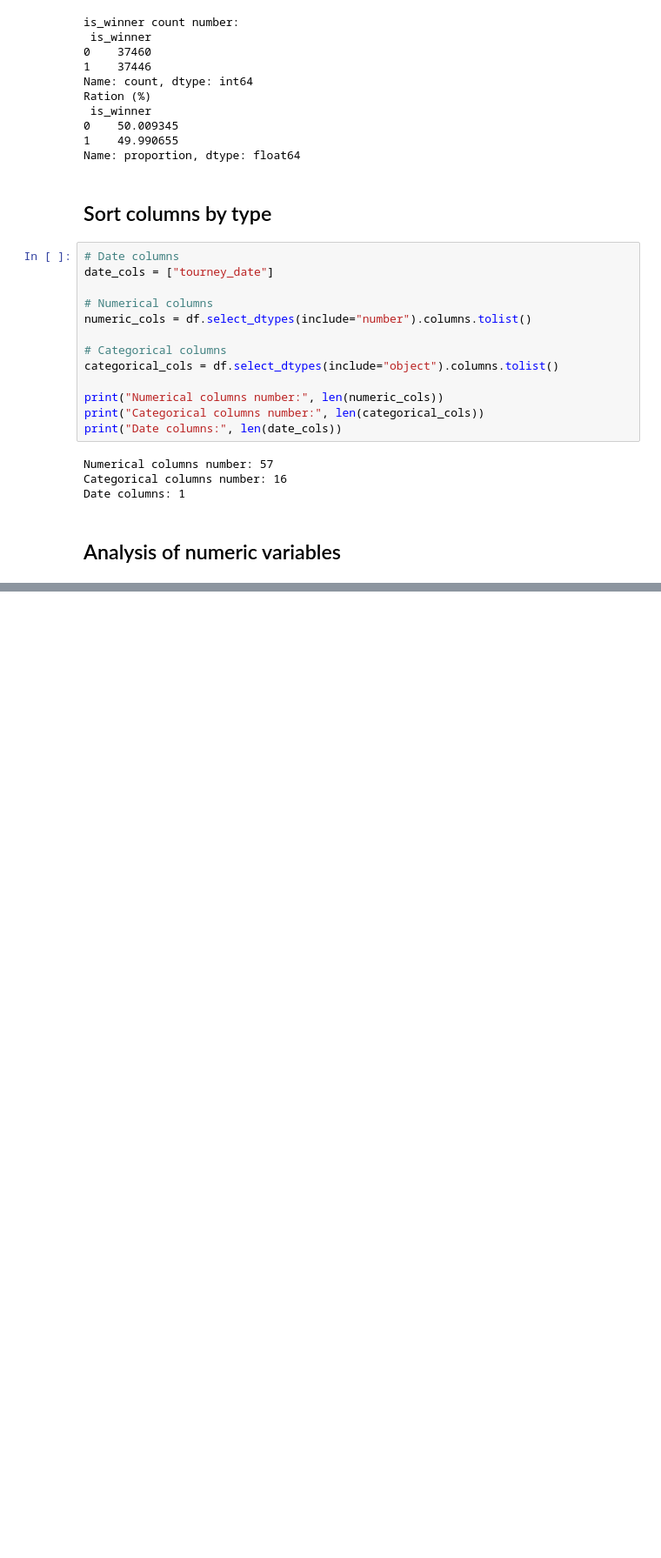
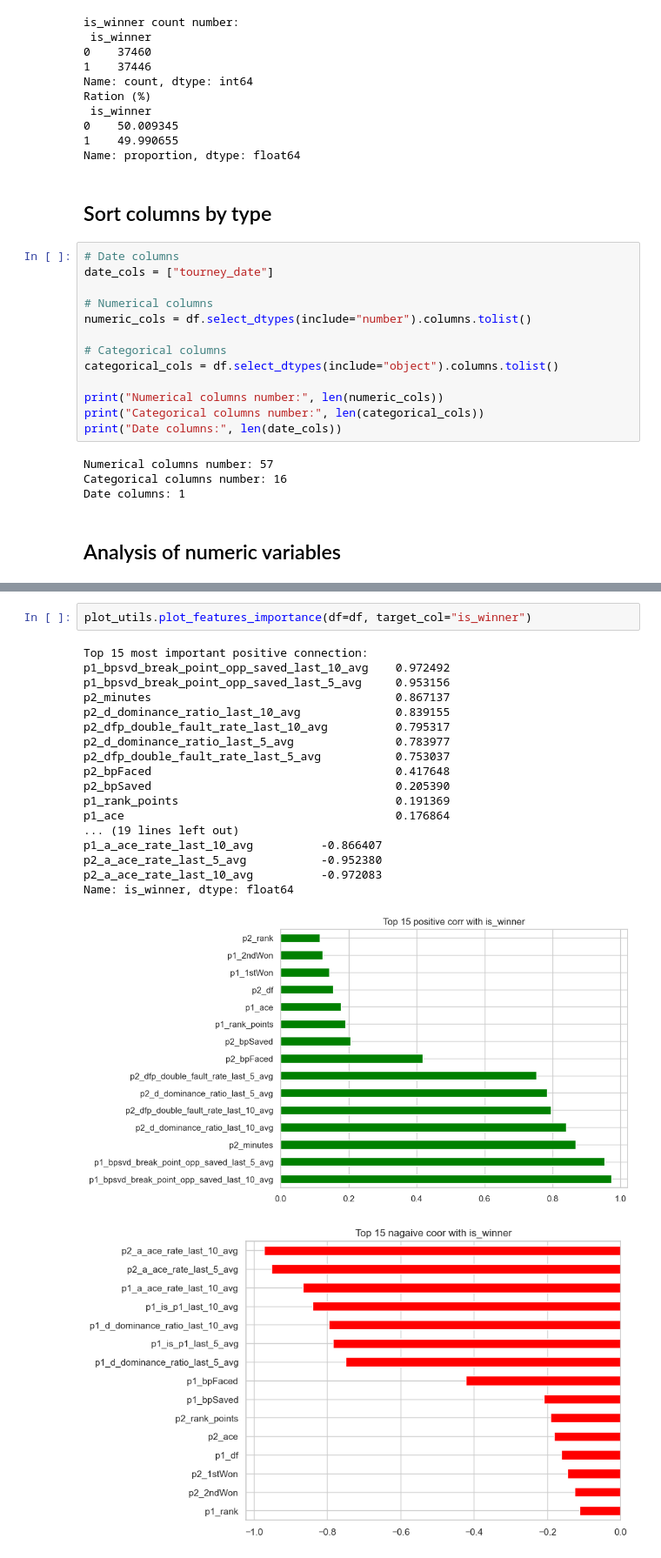
Before and after one commit to DanielSzakacs/PR2_DE_Tennis_Players, a Jupyter notebook: notebooks/03_EDA.ipynb, the cells around one changed output, grey strips where cells are left out. Shown at 87% size. Cells and saved outputs as stored; diff of their text form; blank space fills up the shorter version.

```diff
--- a/notebooks/03_EDA.ipynb
+++ b/notebooks/03_EDA.ipynb
@@ -240,0 +218,22 @@ is_winner
+# %%
+plot_utils.plot_features_importance(df=df, target_col="is_winner")
+# %% [output]
+Top 15 most important positive connection:
+p1_bpsvd_break_point_opp_saved_last_10_avg    0.972492
+p1_bpsvd_break_point_opp_saved_last_5_avg     0.953156
+p2_minutes                                    0.867137
+p2_d_dominance_ratio_last_10_avg              0.839155
+p2_dfp_double_fault_rate_last_10_avg          0.795317
+p2_d_dominance_ratio_last_5_avg               0.783977
+p2_dfp_double_fault_rate_last_5_avg           0.753037
+p2_bpFaced                                    0.417648
+p2_bpSaved                                    0.205390
+p1_rank_points                                0.191369
+p1_ace                                        0.176864
+... (19 lines left out)
+p1_a_ace_rate_last_10_avg          -0.866407
+p2_a_ace_rate_last_5_avg           -0.952380
+p2_a_ace_rate_last_10_avg          -0.972083
+Name: is_winner, dtype: float64
+[figure, added]
+[figure, added]
```
Also changed, not shown: parts of 18 cells of this notebook.
